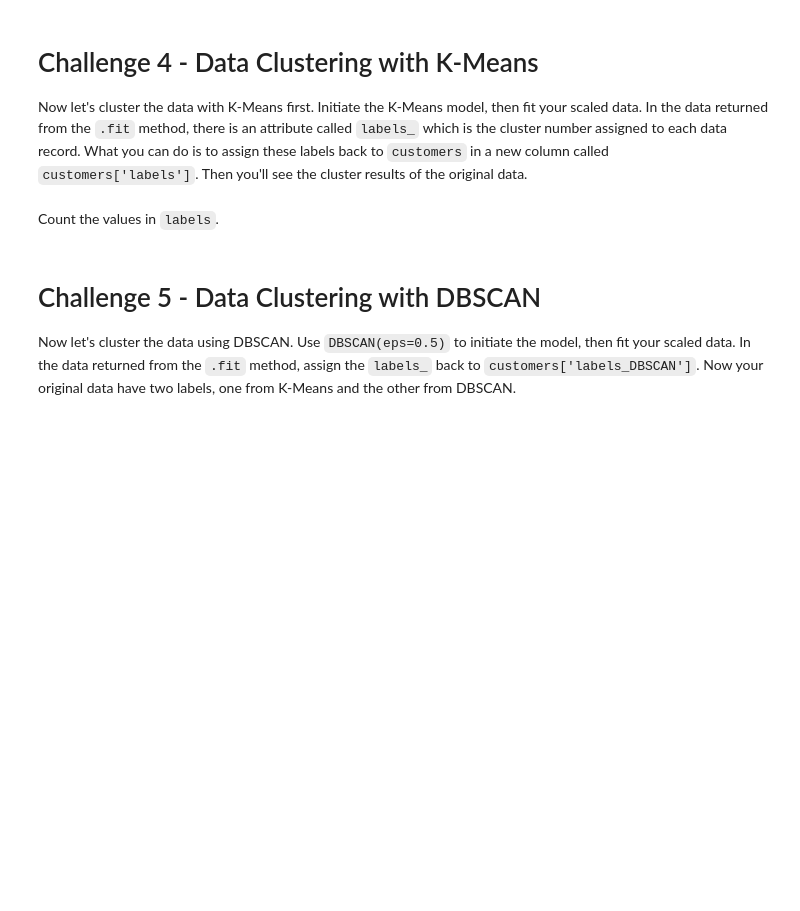
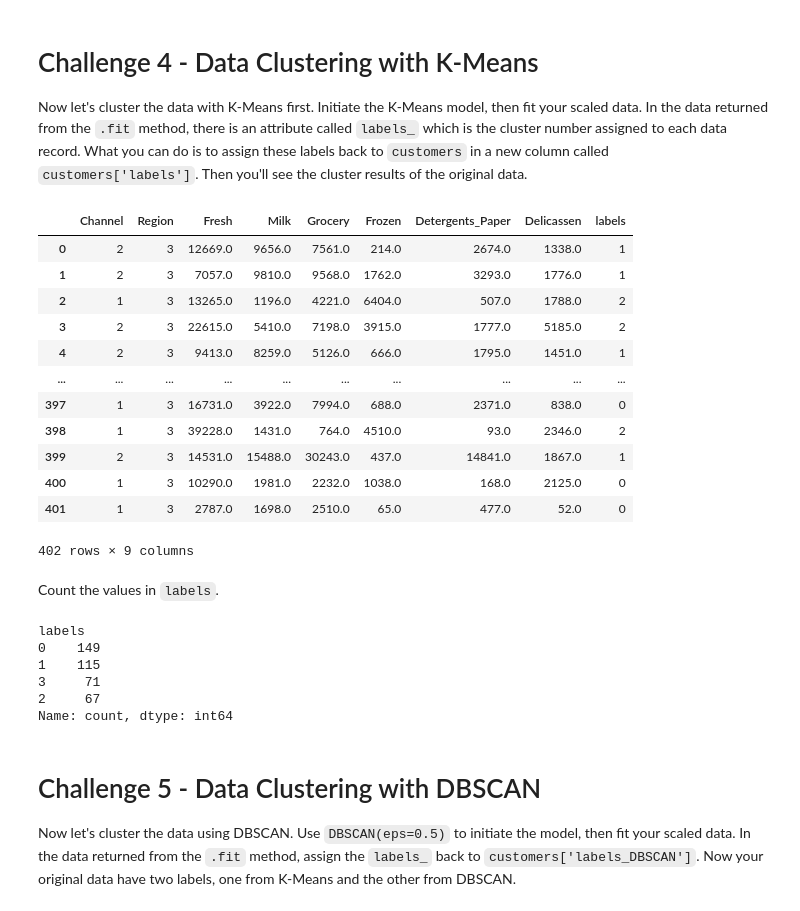
Before and after one commit to Ironhack-Data-Madrid-Octubre-2023/7.4-lab_unsupervised_learning, a Jupyter notebook: your-code/main.ipynb, the cells around one changed output. Cells and saved outputs as stored; diff of their text form; code cells hidden in the pictures; blank space fills up the shorter version.

```diff
--- a/your-code/main.ipynb
+++ b/your-code/main.ipynb
@@ -209,10 +209,40 @@ Now let's cluster the data with K-Means first. Initiate the K-Means model, then
 from sklearn.cluster import KMeans
 
 # Your code here:
+
+kmeans = KMeans(n_clusters=4)
+
+clusters = kmeans.fit(customers_scale)
+
+filtered_customers['labels'] = clusters.labels_
+# %%
+filtered_customers
+# %% [output]
+|  | Channel | Region | Fresh | Milk | Grocery | Frozen | Detergents_Paper | Delicassen | labels |
+| 0 | 2 | 3 | 12669.0 | 9656.0 | 7561.0 | 214.0 | 2674.0 | 1338.0 | 1 |
+| 1 | 2 | 3 | 7057.0 | 9810.0 | 9568.0 | 1762.0 | 3293.0 | 1776.0 | 1 |
+| 2 | 1 | 3 | 13265.0 | 1196.0 | 4221.0 | 6404.0 | 507.0 | 1788.0 | 2 |
+| 3 | 2 | 3 | 22615.0 | 5410.0 | 7198.0 | 3915.0 | 1777.0 | 5185.0 | 2 |
+| 4 | 2 | 3 | 9413.0 | 8259.0 | 5126.0 | 666.0 | 1795.0 | 1451.0 | 1 |
+| ... | ... | ... | ... | ... | ... | ... | ... | ... | ... |
+| 397 | 1 | 3 | 16731.0 | 3922.0 | 7994.0 | 688.0 | 2371.0 | 838.0 | 0 |
+| 398 | 1 | 3 | 39228.0 | 1431.0 | 764.0 | 4510.0 | 93.0 | 2346.0 | 2 |
+| 399 | 2 | 3 | 14531.0 | 15488.0 | 30243.0 | 437.0 | 14841.0 | 1867.0 | 1 |
+| 400 | 1 | 3 | 10290.0 | 1981.0 | 2232.0 | 1038.0 | 168.0 | 2125.0 | 0 |
+| 401 | 1 | 3 | 2787.0 | 1698.0 | 2510.0 | 65.0 | 477.0 | 52.0 | 0 |
+402 rows × 9 columns
 # %% [markdown]
 Count the values in `labels`.
 # %%
 # Your code here:
+filtered_customers.labels.value_counts()
+# %% [output]
+labels
+0    149
+1    115
+3     71
+2     67
+Name: count, dtype: int64
 # %% [markdown]
 # Challenge 5 - Data Clustering with DBSCAN
 
```
Also changed, not shown: parts of 5 cells of this notebook.
